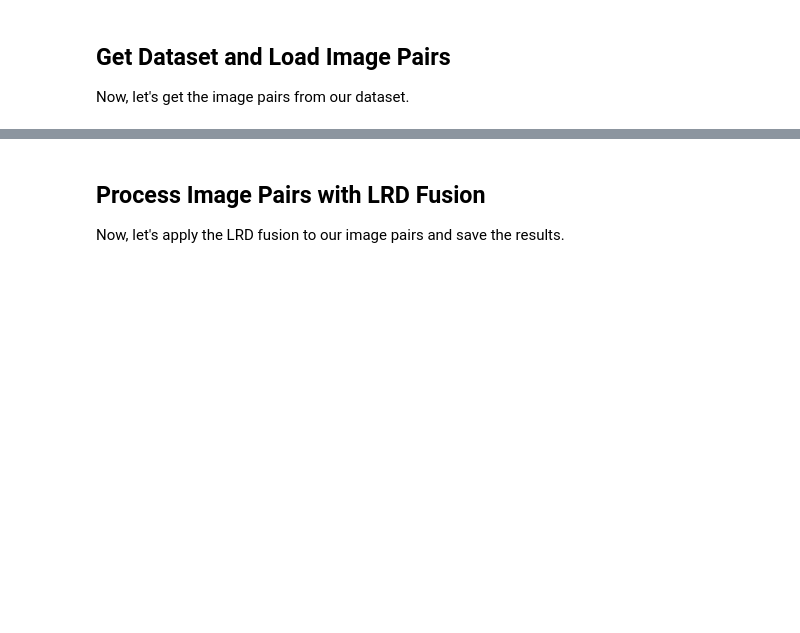
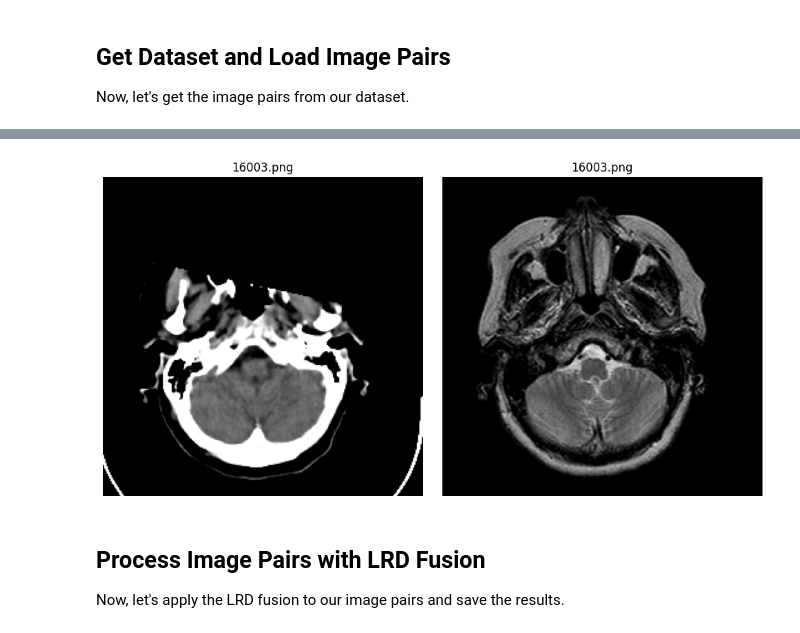
Before and after one commit to jubaer36/image-fusion-zoom, a Jupyter notebook: run_lrd_fusion.ipynb, the cells around one changed output, grey strips where cells are left out. Saved outputs shown, nothing was run; the diff lists cells and outputs as text; code cells hidden in the pictures; blank space fills up the shorter version.

```diff
--- a/run_lrd_fusion.ipynb
+++ b/run_lrd_fusion.ipynb
@@ -336,27 +360,86 @@ def lrd_fusion(img1, img2, levels=4):
 
 Now, let's get the image pairs from our dataset.
 # %%
+# Check if the dataset path exists
+full_path = os.path.abspath(base_dataset_path)
+print(f"Checking dataset path: {full_path}")
+print(f"Path exists: {os.path.exists(full_path)}")
+
 # Get all image pairs
-image_pairs = get_image_pairs(base_dataset_path, modality_pair)
-print(f"Found {len(image_pairs)} image pairs for {modality_pair}")
+modality_path = os.path.join(base_dataset_path, modality_pair)
+ct_folder = os.path.join(modality_path, "CT")
+mri_folder = os.path.join(modality_path, "MRI")
 
-# Display a sample pair
+# Print a few sample filenames from each folder
+if os.path.exists(ct_folder) and os.path.exists(mri_folder):
+    ct_files = sorted(os.listdir(ct_folder))
+    mri_files = sorted(os.listdir(mri_folder))
+
+    print(f"\nTotal CT files: {len(ct_files)}")
+    print(f"Total MRI files: {len(mri_files)}")
+
+    print("\nSample CT files:")
+    for i, f in enumerate(ct_files[:5]):
+        print(f"  {i+1}. {f}")
+
+    print("\nSample MRI files:")
+    for i, f in enumerate(mri_files[:5]):
+        print(f"  {i+1}. {f}")
+
+    # Check for common files with their full paths
+    print("\nCreating image pairs with full paths...")
+    common_files = sorted(list(set(ct_files).intersection(set(mri_files))))
+    print(f"Common filenames: {len(common_files)}")
+
+    # If no common files, let's manually create pairs based on the same indices
+    if not common_files:
+        print("\nNo common filenames. Creating pairs based on index...")
+        manual_pairs = []
+        for i in range(min(len(ct_files), len(mri_files))):
+            manual_pairs.append((
+                os.path.join(ct_folder, ct_files[i]),
+                os.path.join(mri_folder, mri_files[i])
+            ))
+
+        image_pairs = manual_pairs[:10]  # Limit to 10 pairs
+        print(f"Created {len(image_pairs)} pairs")
+
+        # Print a few sample pairs
+        print("\nSample pairs:")
+        for i, (ct_path, mri_path) in enumerate(image_pairs[:3]):
+            print(f"Pair {i+1}:")
+            print(f"  CT:  {os.path.basename(ct_path)}")
+            print(f"  MRI: {os.path.basename(mri_path)}")
+    else:
+        image_pairs = [(os.path.join(ct_folder, f), os.path.join(mri_folder, f)) for f in common_files]
+else:
+    image_pairs = []
+
+print(f"\nFound {len(image_pairs)} image pairs for {modality_pair}")
+
+# Display a sample pair if found
 if image_pairs:
     img1_path, img2_path = image_pairs[0]
-    img1, img2 = load_image_pair(img1_path, img2_path)
+    try:
+        img1, img2 = load_image_pair(img1_path, img2_path)
 
-    plt.figure(figsize=(10, 5))
-    plt.subplot(1, 2, 1)
-    plt.imshow(img1, cmap='gray')
-    plt.title(os.path.basename(img1_path))
-    plt.axis('off')
+        plt.figure(figsize=(10, 5))
+        plt.subplot(1, 2, 1)
+        plt.imshow(img1, cmap='gray')
+        plt.title(os.path.basename(img1_path))
+        plt.axis('off')
 
-    plt.subplot(1, 2, 2)
-    plt.imshow(img2, cmap='gray')
-    plt.title(os.path.basename(img2_path))
-    plt.axis('off')
+        plt.subplot(1, 2, 2)
+        plt.imshow(img2, cmap='gray')
+        plt.title(os.path.basename(img2_path))
+        plt.axis('off')
 
-    plt.tight_layout()
-    plt.show()
+        plt.tight_layout()
+        plt.show()
+    except Exception as e:
+        print(f"\nError loading images: {e}")
+        print(f"CT path: {img1_path}")
+        print(f"MRI path: {img2_path}")
 else:
-    print("No image pairs found. Please check the dataset path.")
+    print("\nNo image pairs found. Please check the dataset path.")
+# %% [output]
@@ -363,3 +463,4 @@ else:
+[figure, added]
 # %% [markdown]
 ## Process Image Pairs with LRD Fusion
 
```
Also changed, not shown: parts of 7 cells of this notebook, 7 other files.
